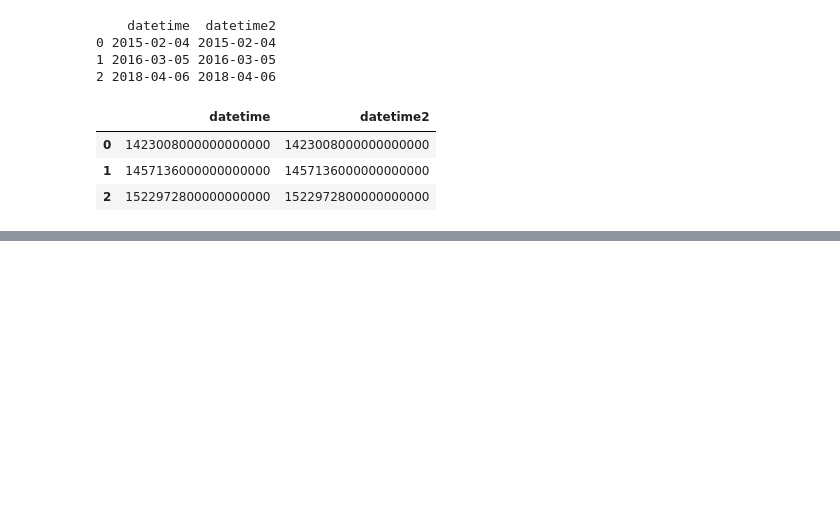
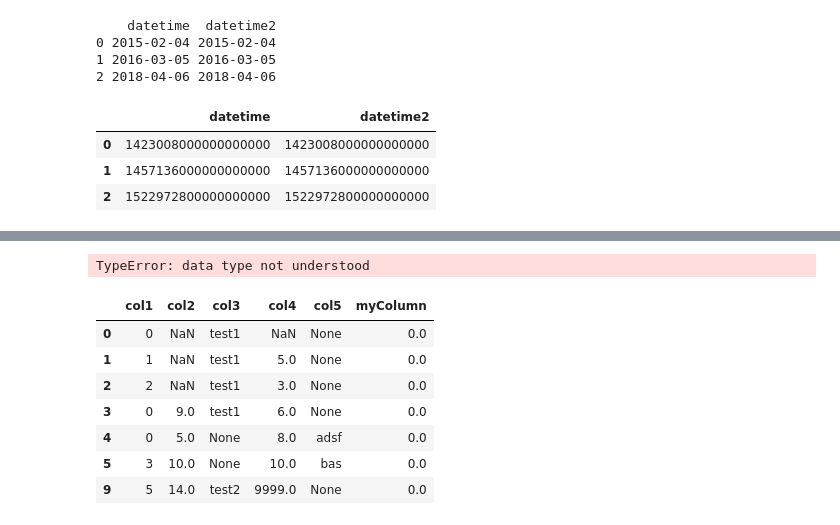
Before and after one commit to Peter-32/neatbook, a Jupyter notebook: neat.ipynb, the cells around one changed output, grey strips where cells are left out. Saved outputs shown, nothing was run; the diff lists cells and outputs as text; code cells hidden in the pictures; blank space fills up the shorter version.

```diff
--- a/neat.ipynb
+++ b/neat.ipynb
@@ -561,0 +601,3 @@ range(1, 10)
+# %%
+df = df.drop(df.index[[6,7,8,8,8]])
+df
@@ -561,0 +613,18 @@ range(1, 10)
+# %%
+np.zeros(len(df.index),1)
+# %% [output]
+TypeError: data type not understood
+# %%
+df
+df3 = df
+df3 = df3.drop(df3.index[[0]])
+df
+# %% [output]
+|  | col1 | col2 | col3 | col4 | col5 | myColumn |
+| 0 | 0 | NaN | test1 | NaN | None | 0.0 |
+| 1 | 1 | NaN | test1 | 5.0 | None | 0.0 |
+| 2 | 2 | NaN | test1 | 3.0 | None | 0.0 |
+| 3 | 0 | 9.0 | test1 | 6.0 | None | 0.0 |
+| 4 | 0 | 5.0 | None | 8.0 | adsf | 0.0 |
+| 5 | 3 | 10.0 | None | 10.0 | bas | 0.0 |
+| 9 | 5 | 14.0 | test2 | 9999.0 | None | 0.0 |
```
Also changed, not shown: parts of 3 cells of this notebook.
